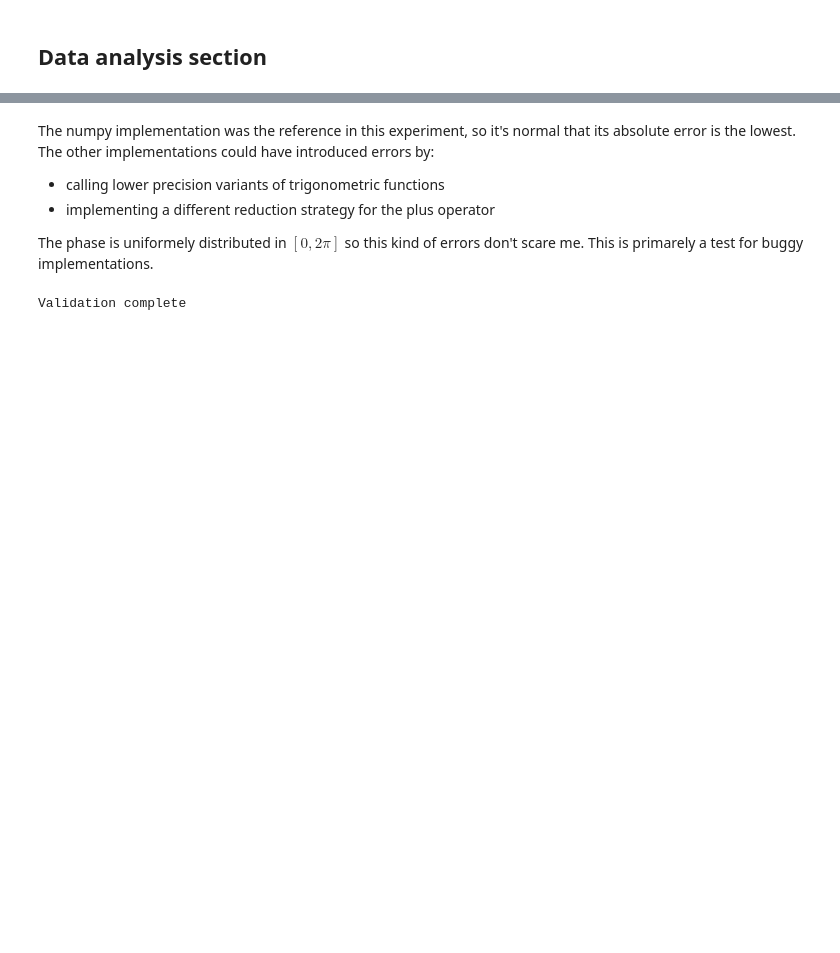
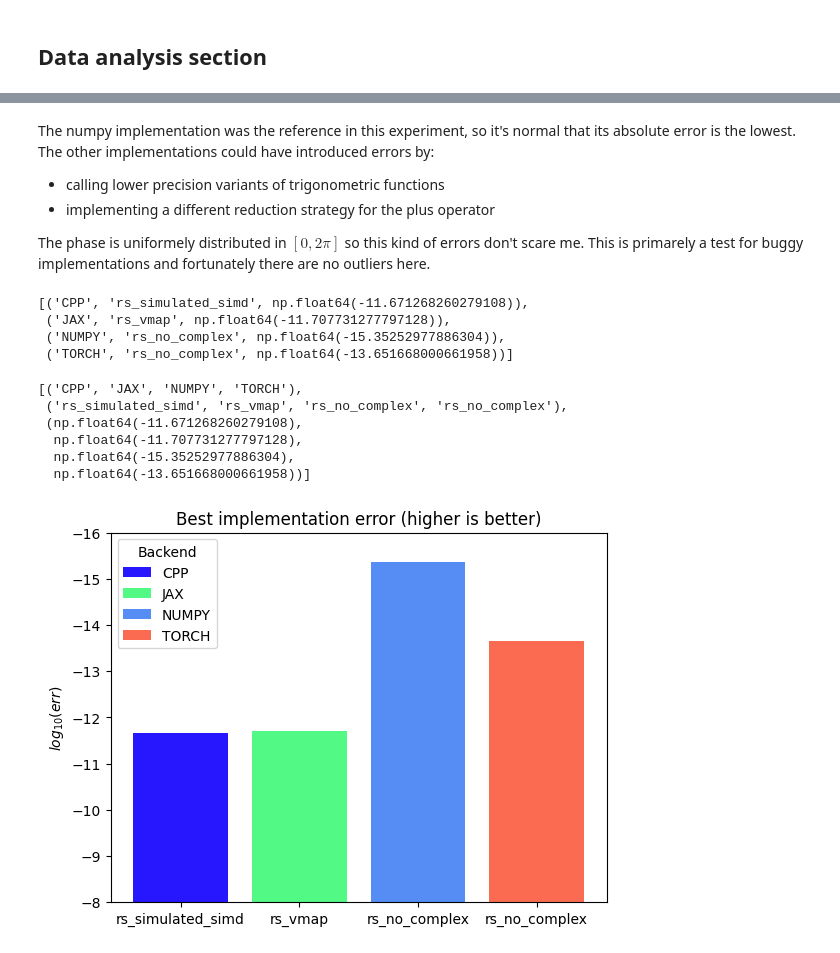
Before and after one commit to FattiMei/slm-porting, a Jupyter notebook: analysis/verification.ipynb, the cells around one changed output, grey strips where cells are left out. Drawn from its saved outputs; the diff is of its cells as text; code cells hidden in the pictures; blank space fills up the shorter version.

```diff
--- a/analysis/verification.ipynb
+++ b/analysis/verification.ipynb
@@ -251,24 +289,67 @@ The numpy implementation was the reference in this experiment, so it's normal th
   * calling lower precision variants of trigonometric functions
   * implementing a different reduction strategy for the plus operator
 
-The phase is uniformely distributed in $[0, 2 \pi]$ so this kind of errors don't scare me. This is primarely a test for buggy implementations.
+The phase is uniformely distributed in $[0, 2 \pi]$ so this kind of errors don't scare me. This is primarely a test for buggy implementations and fortunately there are no outliers here.
-# %%
-# test for faulty implementations we need to be extremely precise about the:
-#   * name of the implementation
-#   * backend
-#   * seed of the faulty experiment
-#
-# since I'm not expecting this section to be very much used, I'll just print the faulty rows
-faulty_impls_data = df[df['abs_err'] > 1e-9]
-
-if len(faulty_impls_data) > 0:
-    print('Validation error: there are experiments with an high absolute error')
-    faulty_impls_data.head()
-    raise RuntimeError
-else:
-    print('Validation complete')
-# %% [output]
-Validation complete
+# %%
+# we finally produce a record of the best implementations (based on the median error)
+# for a given backend
+best_implementations_for_log10_error = []
+
+for backend, grouped_by_name in grouped_by_backend_then_by_name.items():
+    best = min(
+        map(
+            lambda p: (p[0], np.median(p[1])),
+            grouped_by_name.items()
+        ),
+        key = lambda p: np.median(p[-1])
+    )
+    best_implementations_for_log10_error.append((backend, *best))
+
+best_implementations_for_log10_error
+# %% [output]
+[('CPP', 'rs_simulated_simd', np.float64(-11.671268260279108)),
+ ('JAX', 'rs_vmap', np.float64(-11.707731277797128)),
+ ('NUMPY', 'rs_no_complex', np.float64(-15.35252977886304)),
+ ('TORCH', 'rs_no_complex', np.float64(-13.651668000661958))]
+# %%
+list(zip(*best_implementations_for_log10_error))
+# %% [output]
+[('CPP', 'JAX', 'NUMPY', 'TORCH'),
+ ('rs_simulated_simd', 'rs_vmap', 'rs_no_complex', 'rs_no_complex'),
+ (np.float64(-11.671268260279108),
+  np.float64(-11.707731277797128),
+  np.float64(-15.35252977886304),
+  np.float64(-13.651668000661958))]
+# %%
+fig, ax = plt.subplots()
+
+backends, names, median_log10_errors = list(
+    zip(*best_implementations_for_log10_error)
+)
+
+x_positions = np.arange(len(names))
+ax.bar(
+    x_positions,
+    median_log10_errors,
+    color=[
+        backend_color_map[b]
+        for b in backends
+    ],
+    label=backends
+)
+
+ax.set_xticks(x_positions)
+ax.set_xticklabels(names)
+
+ax.set_title("Best implementation error (higher is better)")
+ax.set_ylim((-16.0, -8.0))
+ax.set_ylabel('$log_{10}(err)$')
+ax.yaxis.set_inverted(True)
+ax.legend(title='Backend')
+
+plt.show()
+# %% [output]
+[figure, added]
 # %% [markdown]
 ### Performance
 The data campaign doesn't specifically test for performance as it will be very wasteful to profile a known bad implementation. From this data we can screen for the best implementation in each category, then we can inform more accurate test pipelines.
```
Also changed, not shown: parts of 28 cells of this notebook, 1 other file.
